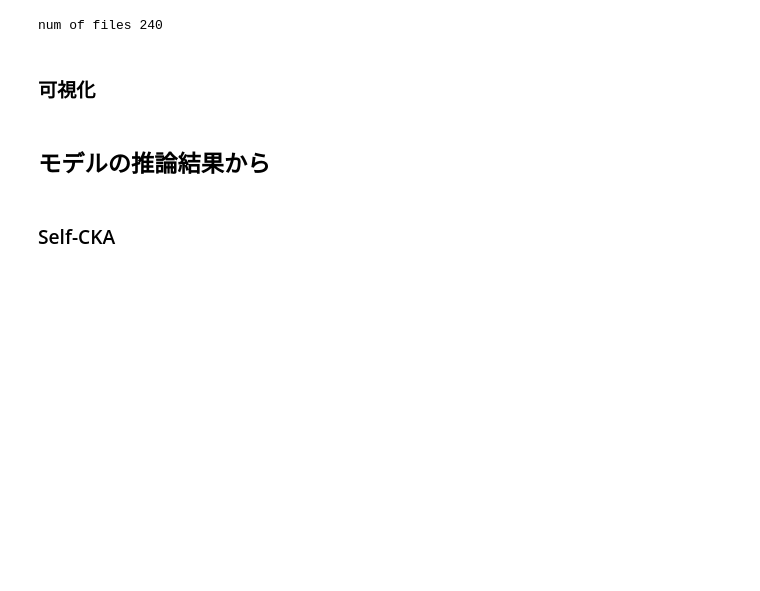
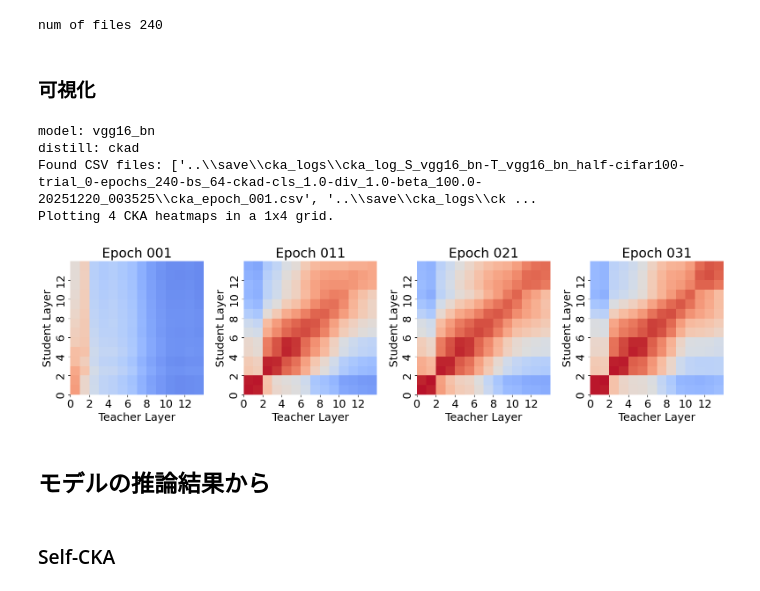
Before and after one commit to Komatsunabok/strkd0928, a Jupyter notebook: visualize/viz_ckaMtrics.ipynb, the cells around one changed output. Cells and saved outputs as stored; diff of their text form; code cells hidden in the pictures; blank space fills up the shorter version.

```diff
--- a/visualize/viz_ckaMtrics.ipynb
+++ b/visualize/viz_ckaMtrics.ipynb
@@ -547,6 +505,11 @@ model_name = "S_vgg16_bn_half-T_vgg16_bn-cifar100-trial_0-epochs_240-bs_64-ckad-
 model_name = "S_resnet14-T_resnet14x2-cifar100-trial_0-epochs_240-bs_64-kd-cls_1.0-div_1.0-beta_100.0-20251129_193224"
 model_name = "S_resnet14-T_resnet14x2-cifar100-trial_0-epochs_240-bs_64-ckad-cls_1.0-div_1.0-beta_100.0-20251129_204735"
 
+model_name = "S_vgg16_bn-T_vgg16_bn_half-cifar100-trial_0-epochs_240-bs_64-ckad-cls_1.0-div_1.0-beta_100.0-20251220_003525"
+
+
+
+
 filename = "cka_log_" + model_name
 path = os.path.join("..", "save", "cka_logs", filename)
 files = os.listdir(path)
@@ -560,9 +523,15 @@ num of files 240
 # %%
 import os
 base_dir = os.path.join("..", "save")
 json_path = os.path.join(base_dir, "students", "models", model_name, "parameters.json")
 show_json_info(json_path, keys=["model", "distill"])
-plot_all_cka_in_folder(path, subplot_kwargs=[4, 1], specific_file_index=range(0, 40, 10))
+plot_all_cka_in_folder(path, subplot_kwargs=[4, 1], specific_file_index=range(0, 40, 10), fontsize=18)
+# %% [output]
+model: vgg16_bn
+distill: ckad
+Found CSV files: ['..\\save\\cka_logs\\cka_log_S_vgg16_bn-T_vgg16_bn_half-cifar100-trial_0-epochs_240-bs_64-ckad-cls_1.0-div_1.0-beta_100.0-20251220_003525\\cka_epoch_001.csv', '..\\save\\cka_logs\\ck ...
+Plotting 4 CKA heatmaps in a 1x4 grid.
+[figure, added]
 # %% [markdown]
 ## モデルの推論結果から
 # %% [markdown]
```
Also changed, not shown: parts of 3 cells of this notebook, 5 other files.
